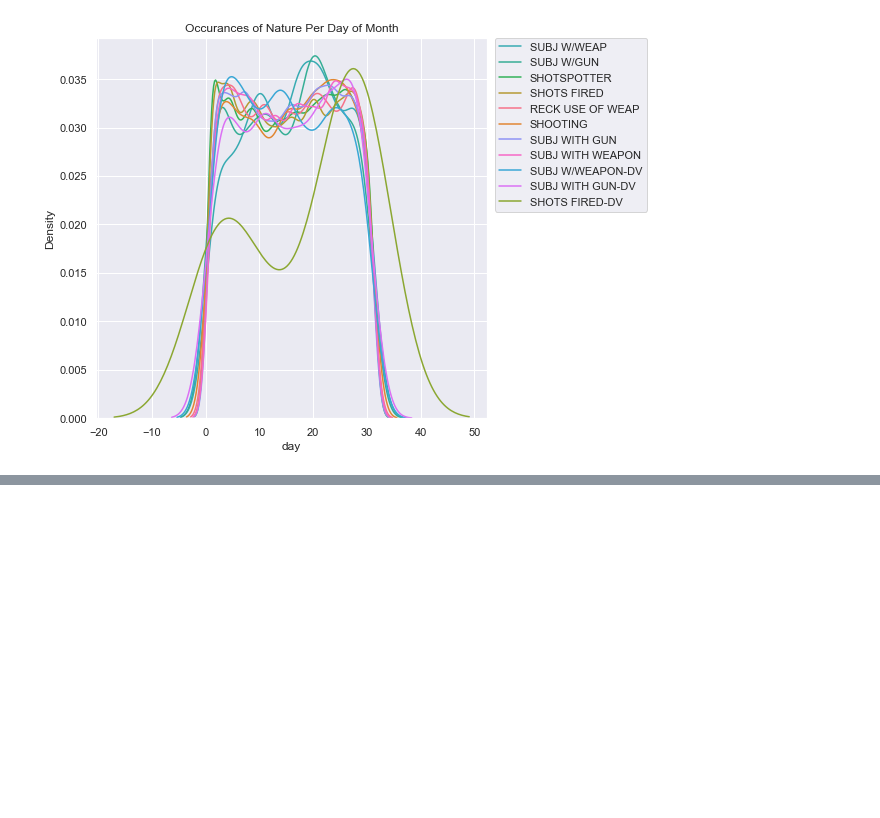
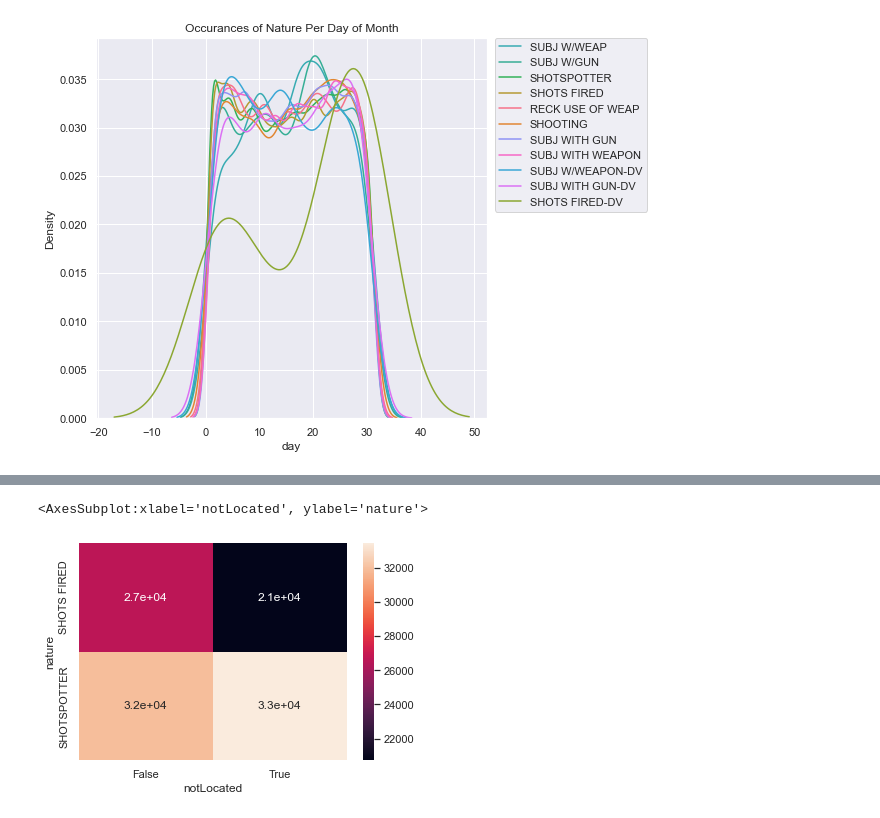
Before and after one commit to GrantFass/CS3300-FinalProject, a Jupyter notebook: CS 3300 011 Data Science Final Project.ipynb, the cells around one changed output, grey strips where cells are left out. Drawn from its saved outputs; the diff is of its cells as text; code cells hidden in the pictures; blank space fills up the shorter version.

```diff
--- a/CS 3300 011 Data Science Final Project.ipynb
+++ b/CS 3300 011 Data Science Final Project.ipynb
@@ -250,0 +297,7 @@ plt.show()
+# %%
+# Create a temporary dataframe of shots fired vs shots spotted
+temp = df[df['nature'].isin(['SHOTSPOTTER', 'SHOTS FIRED'])][['nature', 'status']].copy(deep=True)
+# Add a column denoting if the call was unable to be located
+temp['notLocated'] = temp['status']=='Unable to Locate Complainant'
+print("MPD Data Shape After: %s" % ((temp.shape), ))
+temp.head(10).T
@@ -250,0 +310,5 @@ plt.show()
+# %%
+sns.heatmap(data=pd.crosstab(temp['nature'], temp['notLocated']), annot=True)
+# %% [output]
+<AxesSubplot:xlabel='notLocated', ylabel='nature'>
+[figure, added]
```
Also changed, not shown: parts of 9 cells of this notebook, 1 other file.
